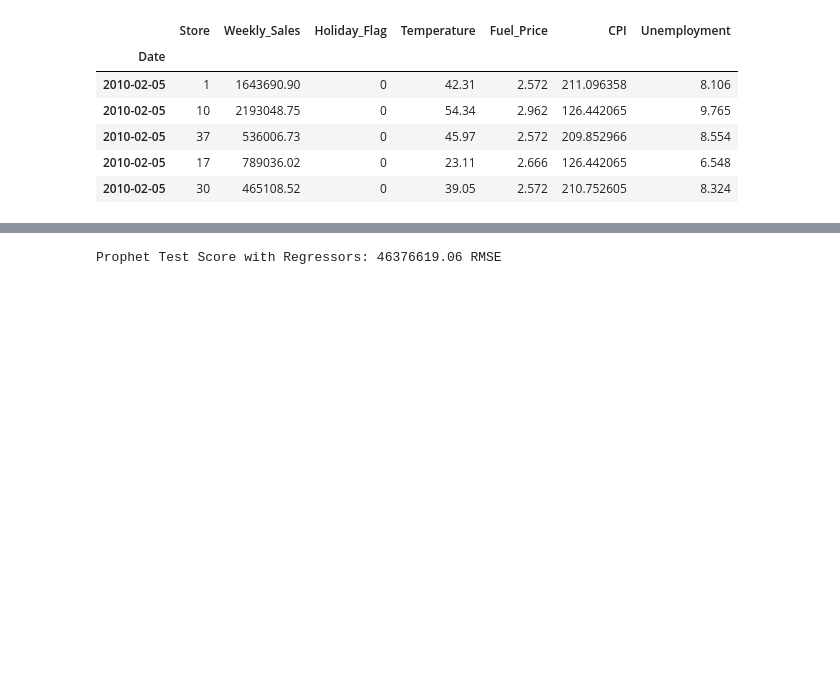
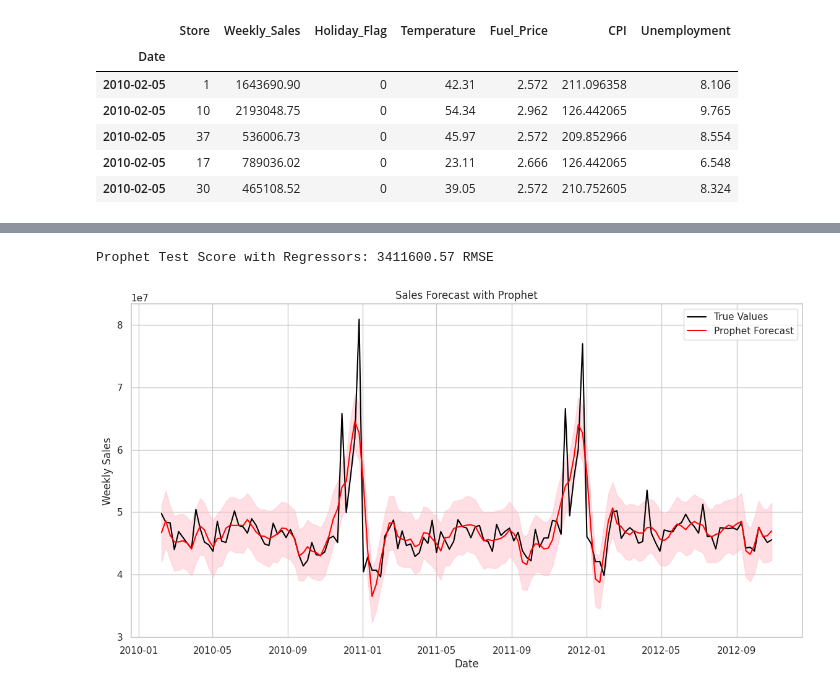
Before and after one commit to mp22abw/Final-Project, a Jupyter notebook: walmart.ipynb, the cells around one changed output, grey strips where cells are left out. Cells and saved outputs as stored; diff of their text form; code cells hidden in the pictures; blank space fills up the shorter version.

```diff
--- a/walmart.ipynb
+++ b/walmart.ipynb
@@ -360,11 +374,12 @@ df.set_index('Date', inplace=True)
 weekly_data = df['Weekly_Sales'].resample('W').sum()
 
 # Reset index for Prophet
-prophet_df = df.resample('W').mean().reset_index().rename(columns={'Date': 'ds', 'Weekly_Sales': 'y'})
+prophet_df = df.resample('W').sum().reset_index().rename(columns={'Date': 'ds', 'Weekly_Sales': 'y'})
 
 # Adding additional regressors and handling NaN values
 prophet_df['Temperature'] = df['Temperature'].resample('W').mean().reset_index(drop=True).fillna(method='ffill')
 prophet_df['Fuel_Price'] = df['Fuel_Price'].resample('W').mean().reset_index(drop=True).fillna(method='ffill')
+prophet_df['Holiday_Flag'] = df['Holiday_Flag'].resample('W').mean().reset_index(drop=True).fillna(method='ffill')
 prophet_df['CPI'] = df['CPI'].resample('W').mean().reset_index(drop=True).fillna(method='ffill')
 prophet_df['Unemployment'] = df['Unemployment'].resample('W').mean().reset_index(drop=True).fillna(method='ffill')
 
@@ -374,18 +389,21 @@ prophet_model = Prophet()
 # Add the additional regressors
 prophet_model.add_regressor('Temperature')
 prophet_model.add_regressor('Fuel_Price')
+prophet_model.add_regressor('Holiday_Flag')
 prophet_model.add_regressor('CPI')
 prophet_model.add_regressor('Unemployment')
 
 # Fit the model
 prophet_model.fit(prophet_df)
 
-# Create future dataframe
+
 future = prophet_model.make_future_dataframe(periods=len(weekly_data), freq='W')
+
 
 # Add the same additional regressors to the future dataframe and handle NaN values
 future['Temperature'] = df['Temperature'].resample('W').mean().reset_index(drop=True).fillna(method='ffill')[:len(future)]
 future['Fuel_Price'] = df['Fuel_Price'].resample('W').mean().reset_index(drop=True).fillna(method='ffill')[:len(future)]
+future['Holiday_Flag'] = df['Holiday_Flag'].resample('W').mean().reset_index(drop=True).fillna(method='ffill')[:len(future)]
 future['CPI'] = df['CPI'].resample('W').mean().reset_index(drop=True).fillna(method='ffill')[:len(future)]
 future['Unemployment'] = df['Unemployment'].resample('W').mean().reset_index(drop=True).fillna(method='ffill')[:len(future)]
 # %% [output]
@@ -396,9 +421,25 @@ new_future = future.dropna(how='any')
+# %%
+#Removing rows with missing values from future dataframe
+future.dropna(inplace=True)
 # %%
-# Forecast
-forecast = prophet_model.predict(new_future)
+# Prophet forecast
+forecast = prophet_model.predict(future)
 
-# Calculate RMSE for Prophet with additional regressors
-prophet_rmse = np.sqrt(mean_squared_error(weekly_data[-len(weekly_data):], forecast['yhat'].iloc[-len(weekly_data):]))
+# Calculate RMSE for the forecasted period
+prophet_rmse = np.sqrt(mean_squared_error(weekly_data[-len(forecast):], forecast['yhat'].iloc[-len(weekly_data):]))
 print(f'Prophet Test Score with Regressors: {prophet_rmse:.2f} RMSE')
 # %% [output]
-Prophet Test Score with Regressors: 46376619.06 RMSE
+Prophet Test Score with Regressors: 3411600.57 RMSE
+# %%
+#Plotting the Prohet forecast with additional regressors
+plt.figure(figsize=(14, 7))
+plt.plot(weekly_data.index, weekly_data.values, label='True Values', color='black')
+plt.plot(forecast['ds'], forecast['yhat'], label='Prophet Forecast', color='red')
+plt.fill_between(forecast['ds'], forecast['yhat_lower'], forecast['yhat_upper'], color='pink', alpha=0.5)
+plt.title('Sales Forecast with Prophet')
+plt.xlabel('Date')
+plt.ylabel('Weekly Sales')
+plt.legend()
+plt.show()
+# %% [output]
+[figure, added]
```
Also changed, not shown: parts of 18 cells of this notebook.
